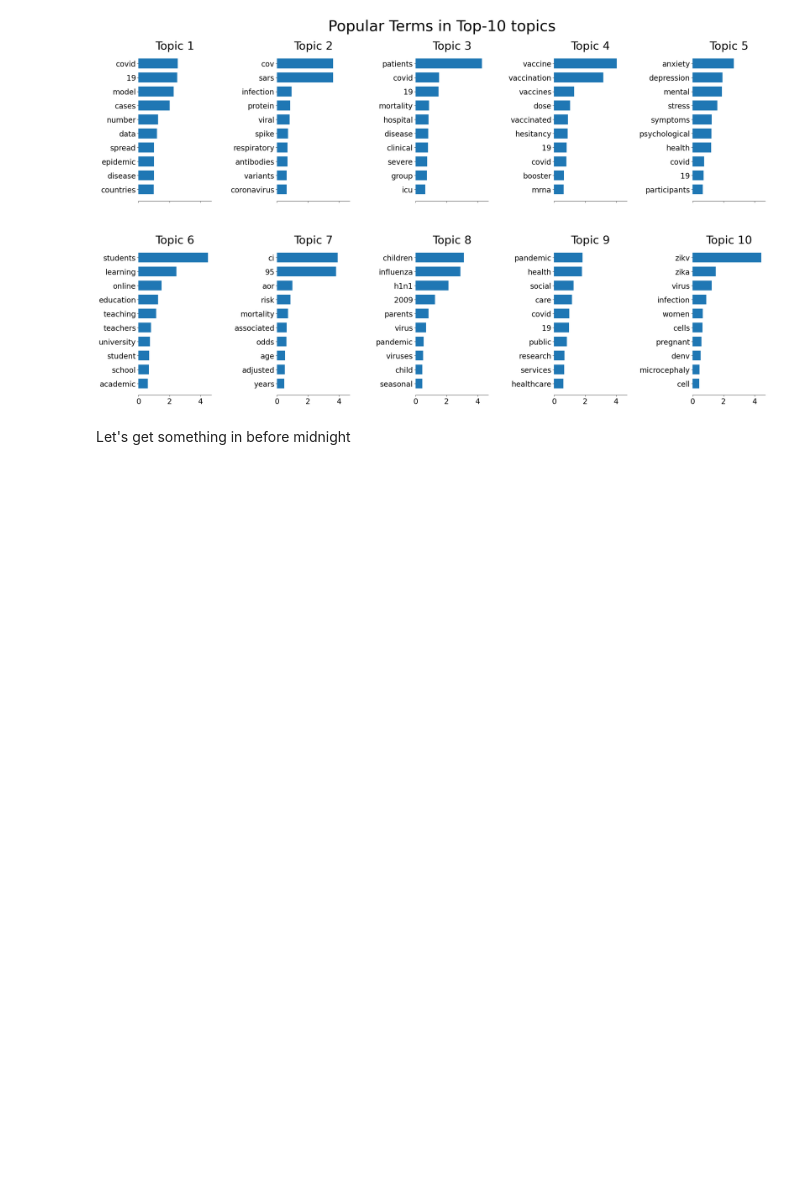
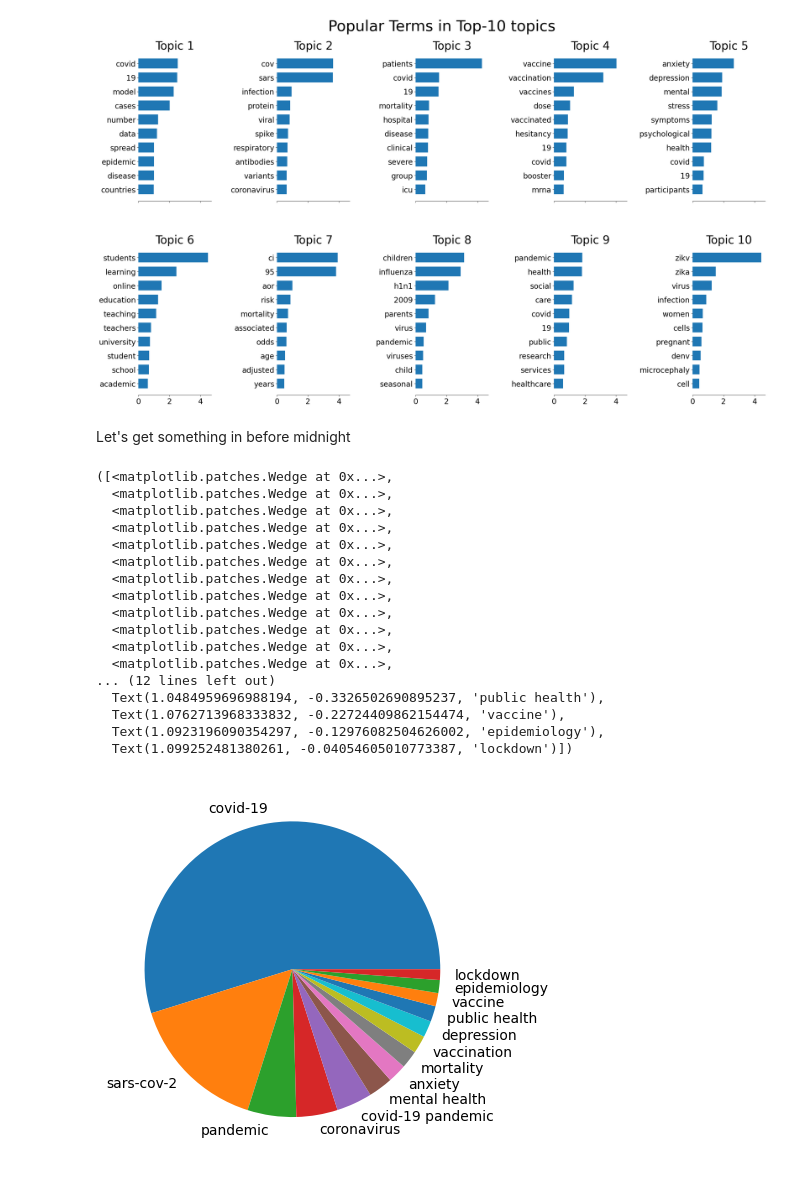
Before and after one commit to wilSecord/studio-projects, a Jupyter notebook: week2_nlp/explore.ipynb, the cells around one changed output. Cells and saved outputs as stored; diff of their text form; code cells hidden in the pictures; blank space fills up the shorter version.

Commit message:
cool pie chart ig

```diff
--- a/week2_nlp/explore.ipynb
+++ b/week2_nlp/explore.ipynb
@@ -95,3 +97,39 @@ plt.show()
 [figure]
 # %% [markdown]
 Let's get something in before midnight
+# %%
+d = dict()
+for item in df["keywords"]:
+    if str(item) != 'nan':
+        kws = item.split("|")
+        for jtem in kws:
+            jtem = jtem.lower()
+            if jtem not in d:
+                d[jtem] = 1
+            else:
+                d[jtem] += 1
+
+
+l = [(item[1], item[0]) for item in d.items()]
+s = sorted(l, key=lambda key: key[0])
+top50 = s[-1:-15:-1]
+plt.pie([item[0] for item in top50], labels=[item[1] for item in top50])
+# %% [output]
+([<matplotlib.patches.Wedge at 0x...>,
+  <matplotlib.patches.Wedge at 0x...>,
+  <matplotlib.patches.Wedge at 0x...>,
+  <matplotlib.patches.Wedge at 0x...>,
+  <matplotlib.patches.Wedge at 0x...>,
+  <matplotlib.patches.Wedge at 0x...>,
+  <matplotlib.patches.Wedge at 0x...>,
+  <matplotlib.patches.Wedge at 0x...>,
+  <matplotlib.patches.Wedge at 0x...>,
+  <matplotlib.patches.Wedge at 0x...>,
+  <matplotlib.patches.Wedge at 0x...>,
+  <matplotlib.patches.Wedge at 0x...>,
+... (12 lines left out)
+  Text(1.0484959696988194, -0.3326502690895237, 'public health'),
+  Text(1.0762713968333832, -0.22724409862154474, 'vaccine'),
+  Text(1.0923196090354297, -0.12976082504626002, 'epidemiology'),
+  Text(1.099252481380261, -0.04054605010773387, 'lockdown')])
+[figure, added]
```
Also changed, not shown: parts of 4 cells of this notebook.
